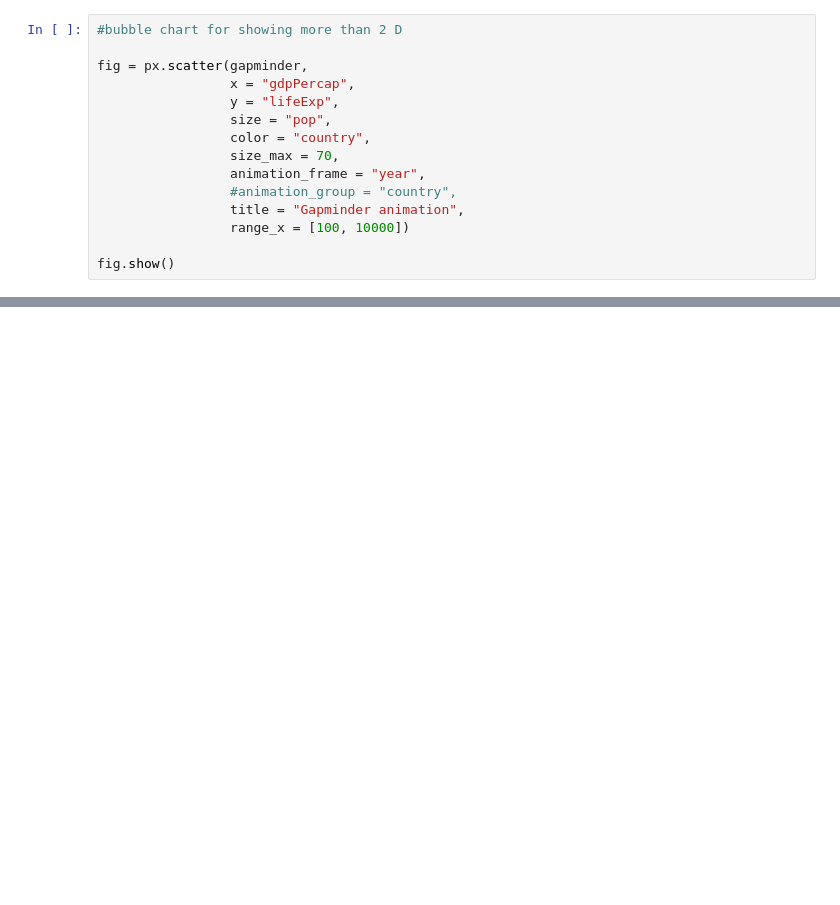
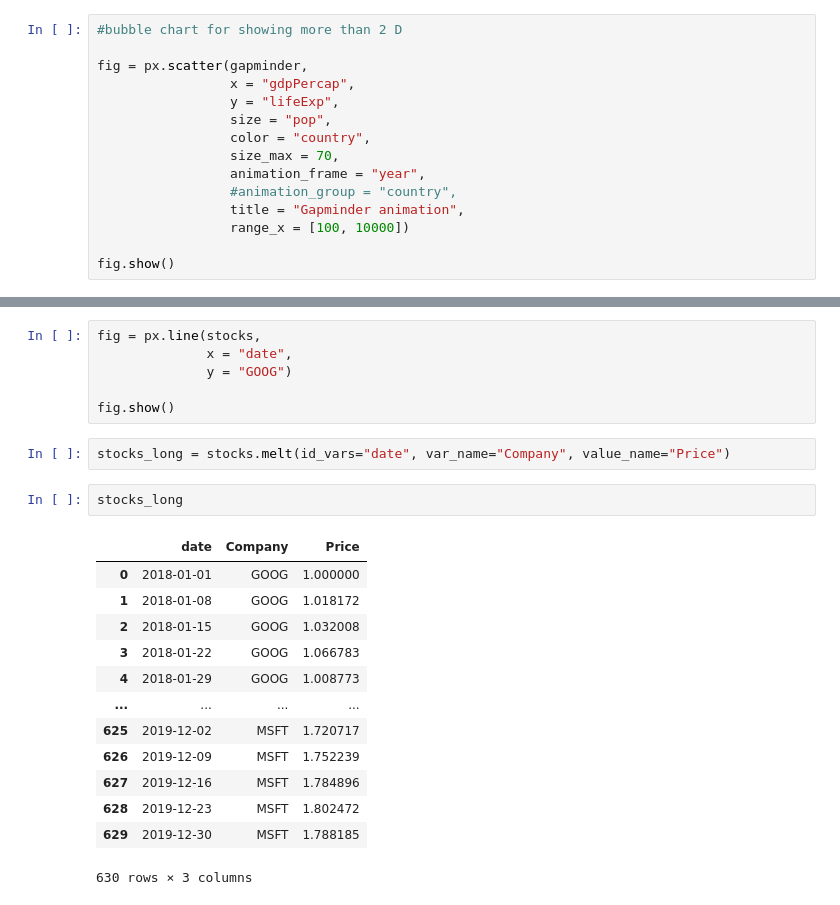
Before and after one commit to Db-Lau/streamlit-cicd-demo, a Jupyter notebook: plotly_exploraton.ipynb, the cells around one changed output, grey strips where cells are left out. Cells and saved outputs as stored; diff of their text form; blank space fills up the shorter version.

```diff
--- a/plotly_exploraton.ipynb
+++ b/plotly_exploraton.ipynb
@@ -137,0 +151,24 @@ fig.show()
+# %%
+fig = px.line(stocks,
+              x = "date",
+              y = "GOOG")
+
+fig.show()
+# %%
+stocks_long = stocks.melt(id_vars="date", var_name="Company", value_name="Price")
+# %%
+stocks_long
+# %% [output]
+|  | date | Company | Price |
+| 0 | 2018-01-01 | GOOG | 1.000000 |
+| 1 | 2018-01-08 | GOOG | 1.018172 |
+| 2 | 2018-01-15 | GOOG | 1.032008 |
+| 3 | 2018-01-22 | GOOG | 1.066783 |
+| 4 | 2018-01-29 | GOOG | 1.008773 |
+| ... | ... | ... | ... |
+| 625 | 2019-12-02 | MSFT | 1.720717 |
+| 626 | 2019-12-09 | MSFT | 1.752239 |
+| 627 | 2019-12-16 | MSFT | 1.784896 |
+| 628 | 2019-12-23 | MSFT | 1.802472 |
+| 629 | 2019-12-30 | MSFT | 1.788185 |
+630 rows × 3 columns
```
Also changed, not shown: parts of 7 cells of this notebook, 1 other file.
